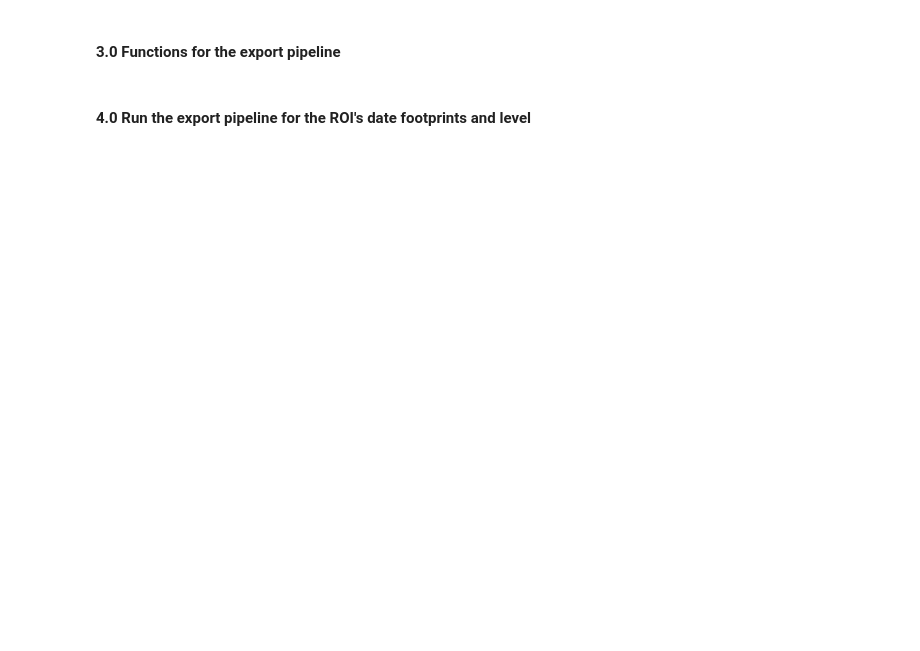
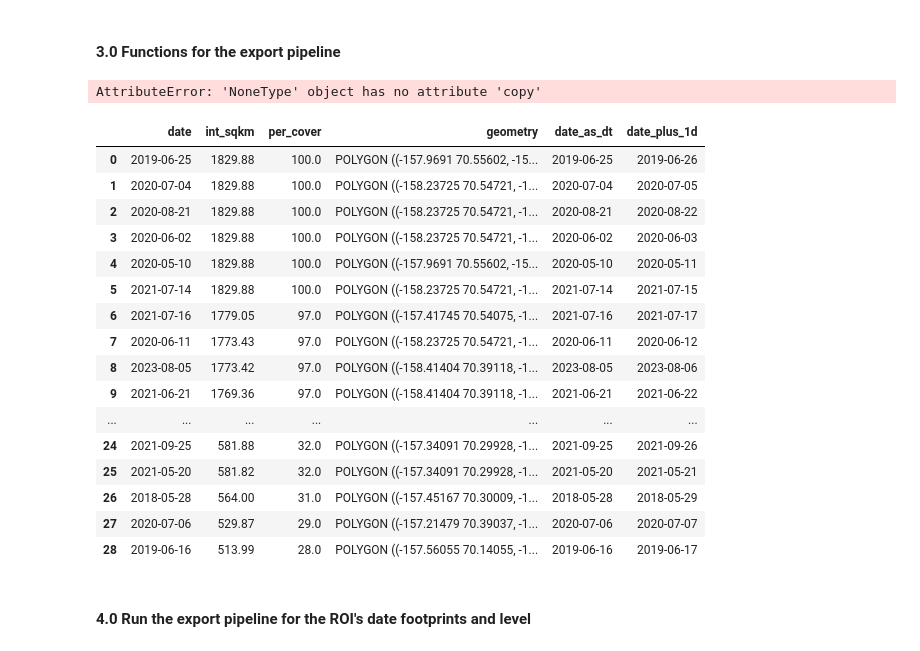
Before and after one commit to jtmaze/green-by-another-name, a Jupyter notebook: 3-fetch-images-working.ipynb, the cells around one changed output. Cells and saved outputs as stored; diff of their text form; code cells hidden in the pictures; blank space fills up the shorter version.

```diff
--- a/3-fetch-images-working.ipynb
+++ b/3-fetch-images-working.ipynb
@@ -48,5 +50,26 @@ print(len(best_image_dates))
 # %% [markdown]
 #### 3.0 Functions for the export pipeline
+# %%
+best_image_dates.head(30)
+# %% [output]
+AttributeError: 'NoneType' object has no attribute 'copy'
+|  | date | int_sqkm | per_cover | geometry | date_as_dt | date_plus_1d |
+| 0 | 2019-06-25 | 1829.88 | 100.0 | POLYGON ((-157.9691 70.55602, -15... | 2019-06-25 | 2019-06-26 |
+| 1 | 2020-07-04 | 1829.88 | 100.0 | POLYGON ((-158.23725 70.54721, -1... | 2020-07-04 | 2020-07-05 |
+| 2 | 2020-08-21 | 1829.88 | 100.0 | POLYGON ((-158.23725 70.54721, -1... | 2020-08-21 | 2020-08-22 |
+| 3 | 2020-06-02 | 1829.88 | 100.0 | POLYGON ((-158.23725 70.54721, -1... | 2020-06-02 | 2020-06-03 |
+| 4 | 2020-05-10 | 1829.88 | 100.0 | POLYGON ((-157.9691 70.55602, -15... | 2020-05-10 | 2020-05-11 |
+| 5 | 2021-07-14 | 1829.88 | 100.0 | POLYGON ((-158.23725 70.54721, -1... | 2021-07-14 | 2021-07-15 |
+| 6 | 2021-07-16 | 1779.05 | 97.0 | POLYGON ((-157.41745 70.54075, -1... | 2021-07-16 | 2021-07-17 |
+| 7 | 2020-06-11 | 1773.43 | 97.0 | POLYGON ((-158.23725 70.54721, -1... | 2020-06-11 | 2020-06-12 |
+| 8 | 2023-08-05 | 1773.42 | 97.0 | POLYGON ((-158.41404 70.39118, -1... | 2023-08-05 | 2023-08-06 |
+| 9 | 2021-06-21 | 1769.36 | 97.0 | POLYGON ((-158.41404 70.39118, -1... | 2021-06-21 | 2021-06-22 |
+| ... | ... | ... | ... | ... | ... | ... |
+| 24 | 2021-09-25 | 581.88 | 32.0 | POLYGON ((-157.34091 70.29928, -1... | 2021-09-25 | 2021-09-26 |
+| 25 | 2021-05-20 | 581.82 | 32.0 | POLYGON ((-157.34091 70.29928, -1... | 2021-05-20 | 2021-05-21 |
+| 26 | 2018-05-28 | 564.00 | 31.0 | POLYGON ((-157.45167 70.30009, -1... | 2018-05-28 | 2018-05-29 |
+| 27 | 2020-07-06 | 529.87 | 29.0 | POLYGON ((-157.21479 70.39037, -1... | 2020-07-06 | 2020-07-07 |
+| 28 | 2019-06-16 | 513.99 | 28.0 | POLYGON ((-157.56055 70.14055, -1... | 2019-06-16 | 2019-06-17 |
 # %%
 ######################################
 # Misc. helper functions
```
Also changed, not shown: parts of 4 cells of this notebook, 1 other file.
